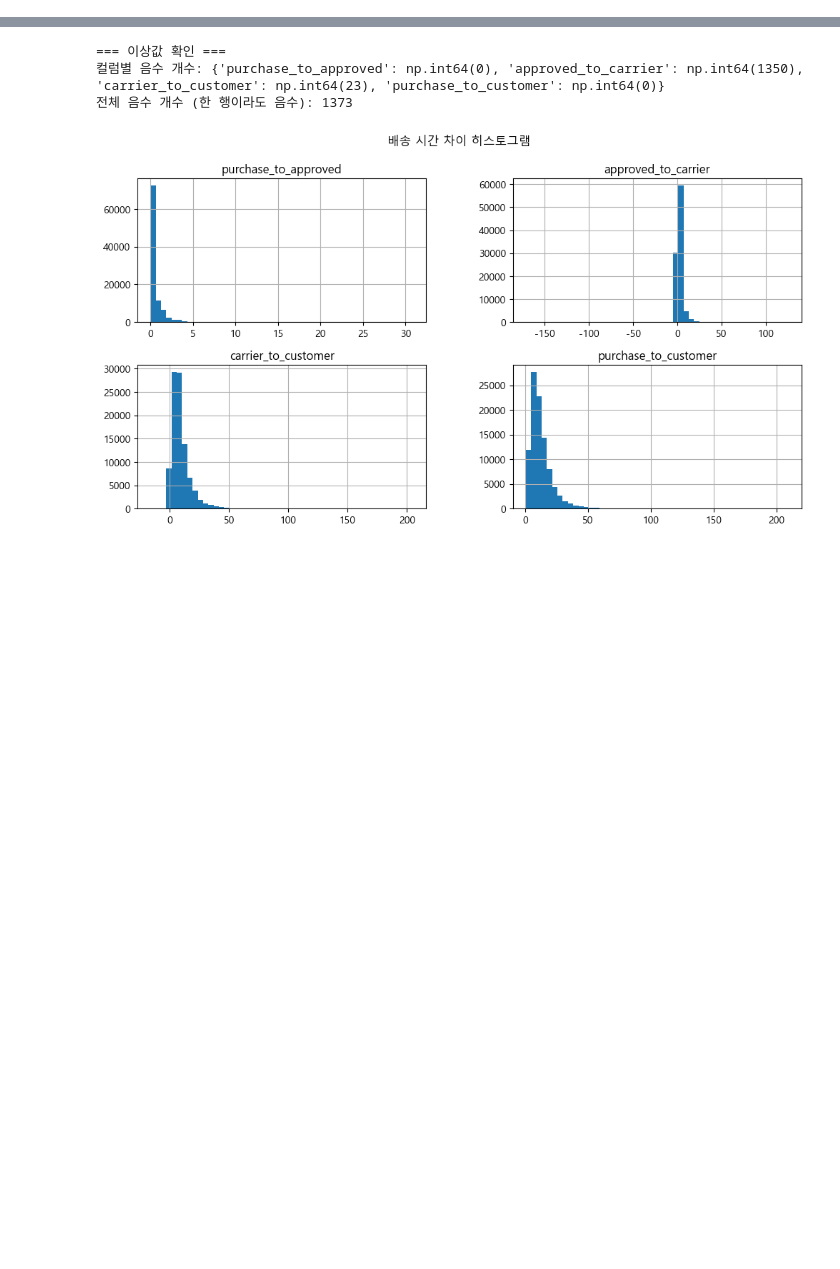
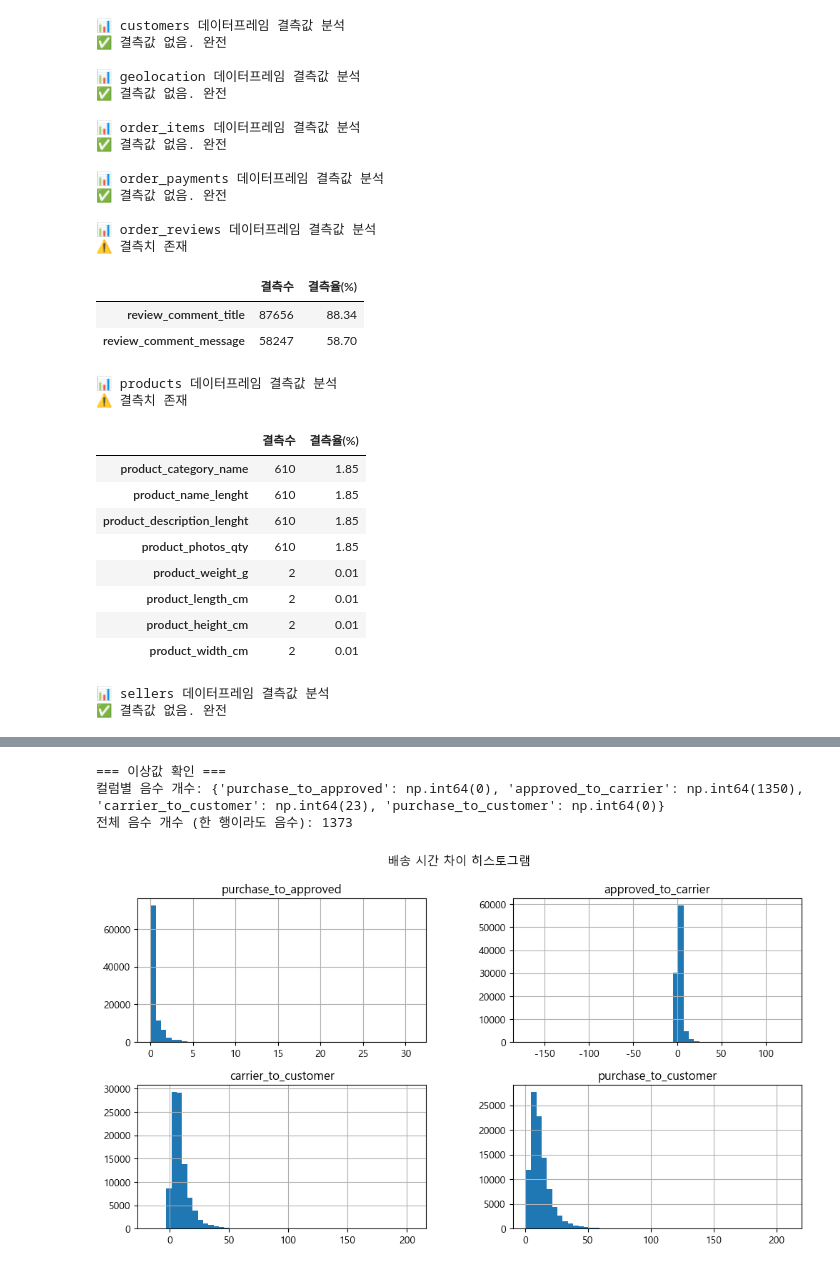
Before and after one commit to hhayan/project_movie_data, a Jupyter notebook: pro1.ipynb, the cells around one changed output, grey strips where cells are left out. Drawn from its saved outputs; the diff is of its cells as text; code cells hidden in the pictures; blank space fills up the shorter version.

```diff
--- a/pro1.ipynb
+++ b/pro1.ipynb
@@ -50 +45,66 @@ memory usage: 6.1+ MB
+# %%
+# 7개 데이터프레임의 결측값 분석
+def check_missing(dfs, df_names):
+    for df, name in zip(dfs, df_names):
+        print(f"\n📊 {name} 데이터프레임 결측값 분석")
+
+        missing_info = df.isnull().sum()
+        m_pct = (missing_info / len(df)) * 100
+
+        if missing_info.sum() == 0:
+            print("✅ 결측값 없음. 완전")
+        else:
+            print("⚠️ 결측치 존재")
+            missing_sum = pd.DataFrame({
+                '결측수': missing_info,
+                '결측율(%)': m_pct,
+            }).round(2)
+            missing_sum = missing_sum[missing_sum['결측수'] > 0]
+            display(missing_sum)
+
+# 사용 예시
+original_dfs = [
+    o_df_customers, o_df_geolocation, o_df_order_items,
+    o_df_order_payments, o_df_order_reviews, o_df_products,
+    o_df_sellers
+]
+
+df_names = [
+    "customers", "geolocation", "order_items",
+    "order_payments", "order_reviews", "products",
+    "sellers"
+]
+
+check_missing(original_dfs, df_names)
+# %% [output]
+📊 customers 데이터프레임 결측값 분석
+✅ 결측값 없음. 완전
+
+📊 geolocation 데이터프레임 결측값 분석
+✅ 결측값 없음. 완전
+
+📊 order_items 데이터프레임 결측값 분석
+✅ 결측값 없음. 완전
+
+📊 order_payments 데이터프레임 결측값 분석
+✅ 결측값 없음. 완전
+
+📊 order_reviews 데이터프레임 결측값 분석
+⚠️ 결측치 존재
+|  | 결측수 | 결측율(%) |
+| review_comment_title | 87656 | 88.34 |
+| review_comment_message | 58247 | 58.70 |
+📊 products 데이터프레임 결측값 분석
+⚠️ 결측치 존재
+|  | 결측수 | 결측율(%) |
+| product_category_name | 610 | 1.85 |
+| product_name_lenght | 610 | 1.85 |
+| product_description_lenght | 610 | 1.85 |
+| product_photos_qty | 610 | 1.85 |
+| product_weight_g | 2 | 0.01 |
+| product_length_cm | 2 | 0.01 |
+| product_height_cm | 2 | 0.01 |
+| product_width_cm | 2 | 0.01 |
+📊 sellers 데이터프레임 결측값 분석
+✅ 결측값 없음. 완전
 # %%
```
Also changed, not shown: parts of 18 cells of this notebook.
